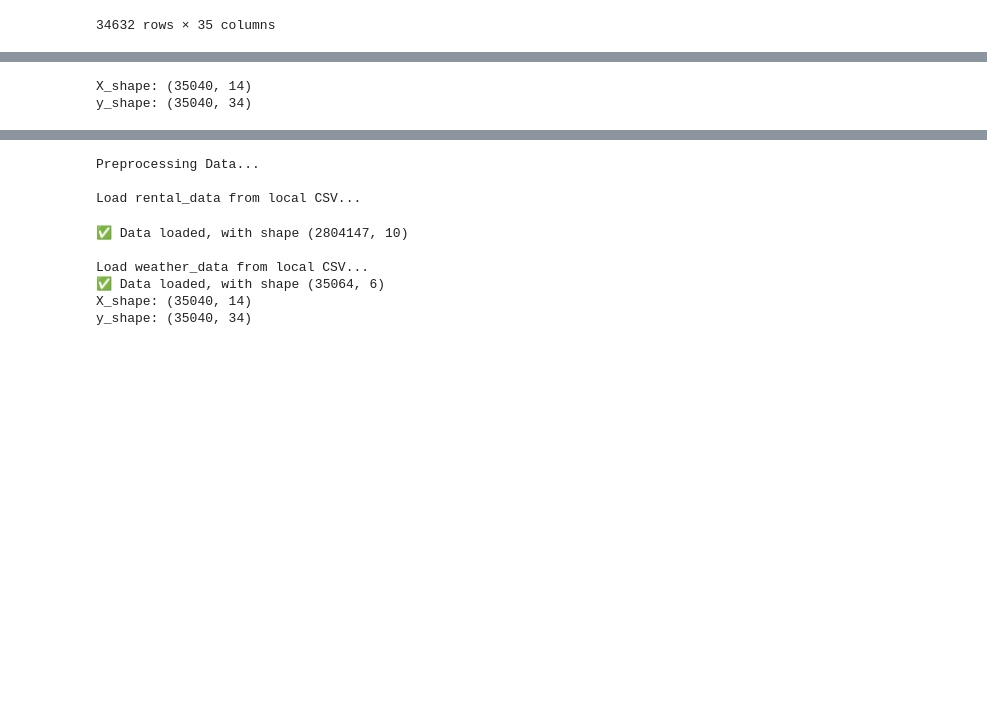
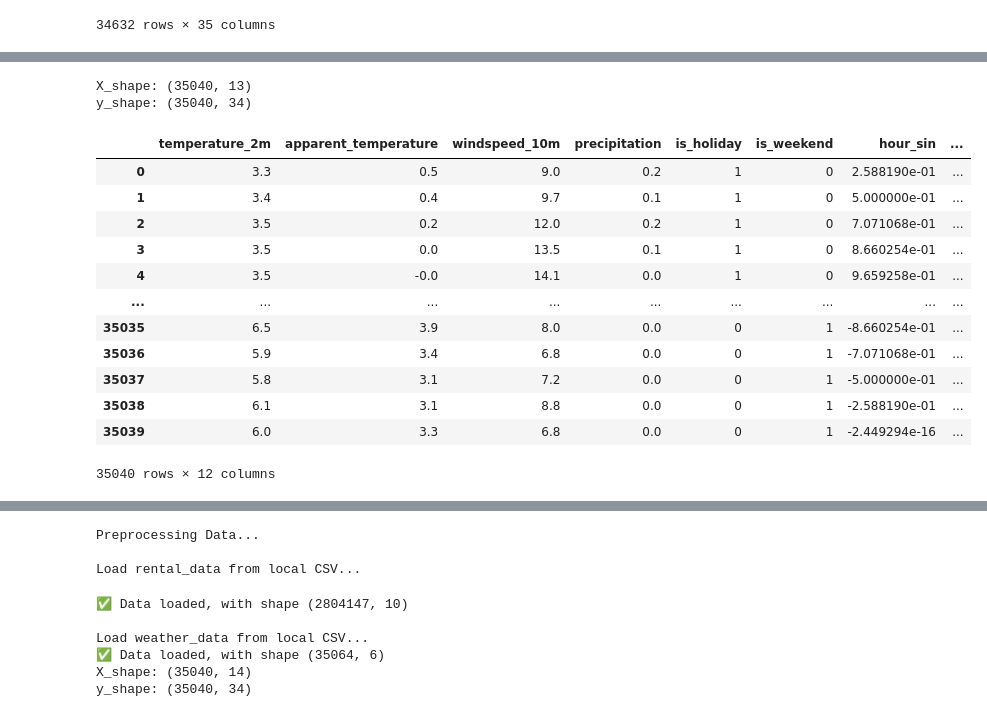
Before and after one commit to shoefer987/bike_sharing_demand, a Jupyter notebook: notebooks/jonathan122802_testing_preproc.ipynb, the cells around one changed output, grey strips where cells are left out. Drawn from its saved outputs; the diff is of its cells as text; code cells hidden in the pictures; blank space fills up the shorter version.

```diff
--- a/notebooks/jonathan122802_testing_preproc.ipynb
+++ b/notebooks/jonathan122802_testing_preproc.ipynb
@@ -151,11 +149,11 @@ y = merged_df[districts]
 print(f'X_shape: {X.shape}')
 print(f'y_shape: {y.shape}')
 
-features = ['temperature_2m', 'relativehumidity_2m', 'apparent_temperature',
+features = ['temperature_2m', 'apparent_temperature',
     'windspeed_10m', 'precipitation', 'is_holiday', 'is_weekend',
-    'hour_sin', 'hour_cos', 'month_sin', 'month_cos', 'day_sin', 'day_cos']
+    'hour_sin', 'hour_cos', 'month_sin', 'month_cos', 'day_sin', 'day_cos', 'weekday_sin' , 'weekday_cos']
 
 selected_merged_df = feature_selection(X , features)
 # %% [output]
-X_shape: (35040, 14)
+X_shape: (35040, 13)
 y_shape: (35040, 34)
@@ -163,0 +160,16 @@ preproc_df = pd.DataFrame(preprocess_features(selected_merged_df))
+# %%
+selected_merged_df
+# %% [output]
+|  | temperature_2m | apparent_temperature | windspeed_10m | precipitation | is_holiday | is_weekend | hour_sin | ... |
+| 0 | 3.3 | 0.5 | 9.0 | 0.2 | 1 | 0 | 2.588190e-01 | ... |
+| 1 | 3.4 | 0.4 | 9.7 | 0.1 | 1 | 0 | 5.000000e-01 | ... |
+| 2 | 3.5 | 0.2 | 12.0 | 0.2 | 1 | 0 | 7.071068e-01 | ... |
+| 3 | 3.5 | 0.0 | 13.5 | 0.1 | 1 | 0 | 8.660254e-01 | ... |
+| 4 | 3.5 | -0.0 | 14.1 | 0.0 | 1 | 0 | 9.659258e-01 | ... |
+| ... | ... | ... | ... | ... | ... | ... | ... | ... |
+| 35035 | 6.5 | 3.9 | 8.0 | 0.0 | 0 | 1 | -8.660254e-01 | ... |
+| 35036 | 5.9 | 3.4 | 6.8 | 0.0 | 0 | 1 | -7.071068e-01 | ... |
+| 35037 | 5.8 | 3.1 | 7.2 | 0.0 | 0 | 1 | -5.000000e-01 | ... |
+| 35038 | 6.1 | 3.1 | 8.8 | 0.0 | 0 | 1 | -2.588190e-01 | ... |
+| 35039 | 6.0 | 3.3 | 6.8 | 0.0 | 0 | 1 | -2.449294e-16 | ... |
+35040 rows × 12 columns
```
Also changed, not shown: parts of 8 cells of this notebook, 4 other files.
